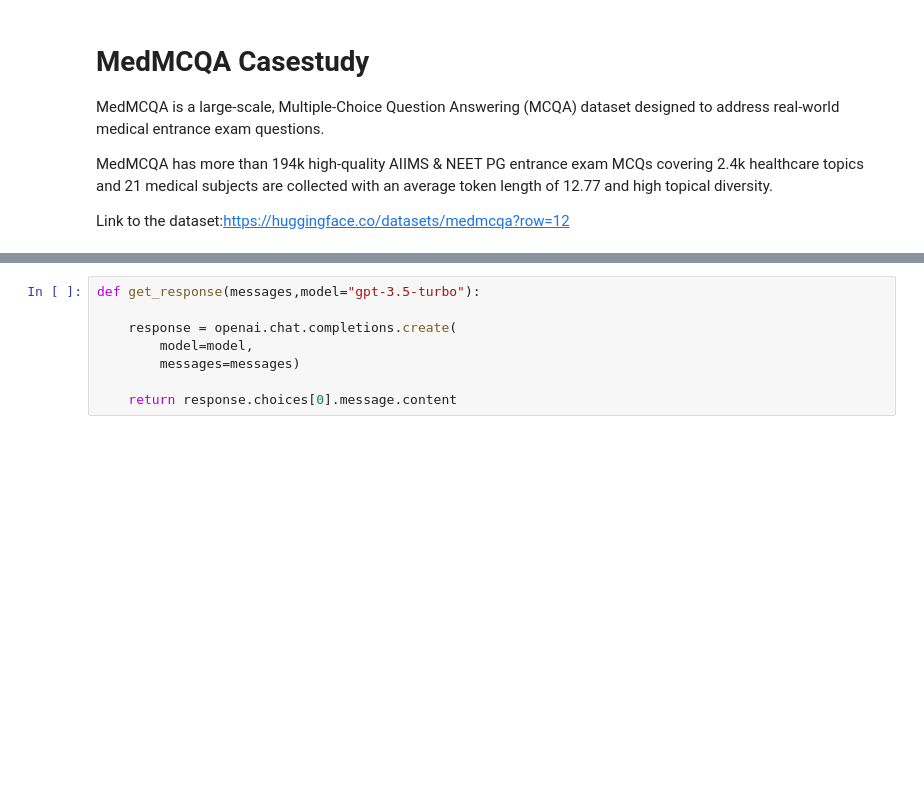
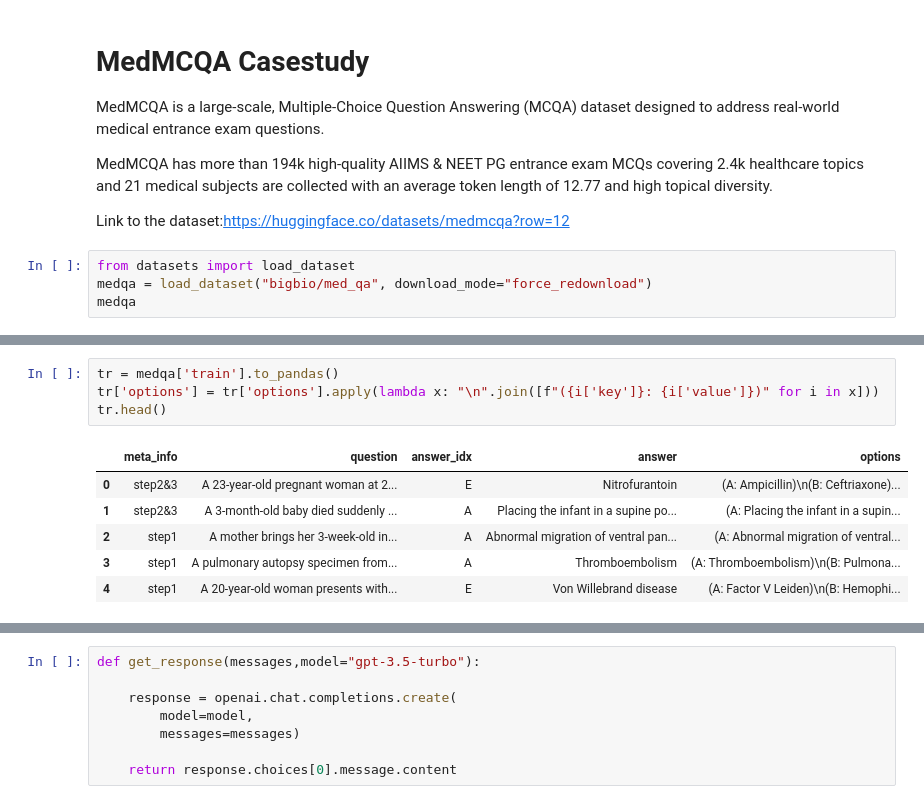
Before and after one commit to MaheshChandraDuddu/GenAI_Pinnacle_AV, a Jupyter notebook: PromptEngineeringMedQA.ipynb, the cells around one changed output, grey strips where cells are left out. Cells and saved outputs as stored; diff of their text form; blank space fills up the shorter version.

```diff
--- a/PromptEngineeringMedQA.ipynb
+++ b/PromptEngineeringMedQA.ipynb
@@ -47,3 +43,7 @@ MedMCQA is a large-scale, Multiple-Choice Question Answering (MCQA) dataset desi
 MedMCQA has more than 194k high-quality AIIMS & NEET PG entrance exam MCQs covering 2.4k healthcare topics and 21 medical subjects are collected with an average token length of 12.77 and high topical diversity.
 
 Link to the dataset:https://huggingface.co/datasets/medmcqa?row=12
+# %%
+from datasets import load_dataset
+medqa = load_dataset("bigbio/med_qa", download_mode="force_redownload")
+medqa
@@ -49,0 +68,11 @@ Link to the dataset:https://huggingface.co/datasets/medmcqa?row=12
+# %%
+tr = medqa['train'].to_pandas()
+tr['options'] = tr['options'].apply(lambda x: "\n".join([f"({i['key']}: {i['value']})" for i in x]))
+tr.head()
+# %% [output]
+|  | meta_info | question | answer_idx | answer | options |
+| 0 | step2&3 | A 23-year-old pregnant woman at 2... | E | Nitrofurantoin | (A: Ampicillin)\n(B: Ceftriaxone)... |
+| 1 | step2&3 | A 3-month-old baby died suddenly ... | A | Placing the infant in a supine po... | (A: Placing the infant in a supin... |
+| 2 | step1 | A mother brings her 3-week-old in... | A | Abnormal migration of ventral pan... | (A: Abnormal migration of ventral... |
+| 3 | step1 | A pulmonary autopsy specimen from... | A | Thromboembolism | (A: Thromboembolism)\n(B: Pulmona... |
+| 4 | step1 | A 20-year-old woman presents with... | E | Von Willebrand disease | (A: Factor V Leiden)\n(B: Hemophi... |
```
Also changed, not shown: parts of 30 cells of this notebook.
